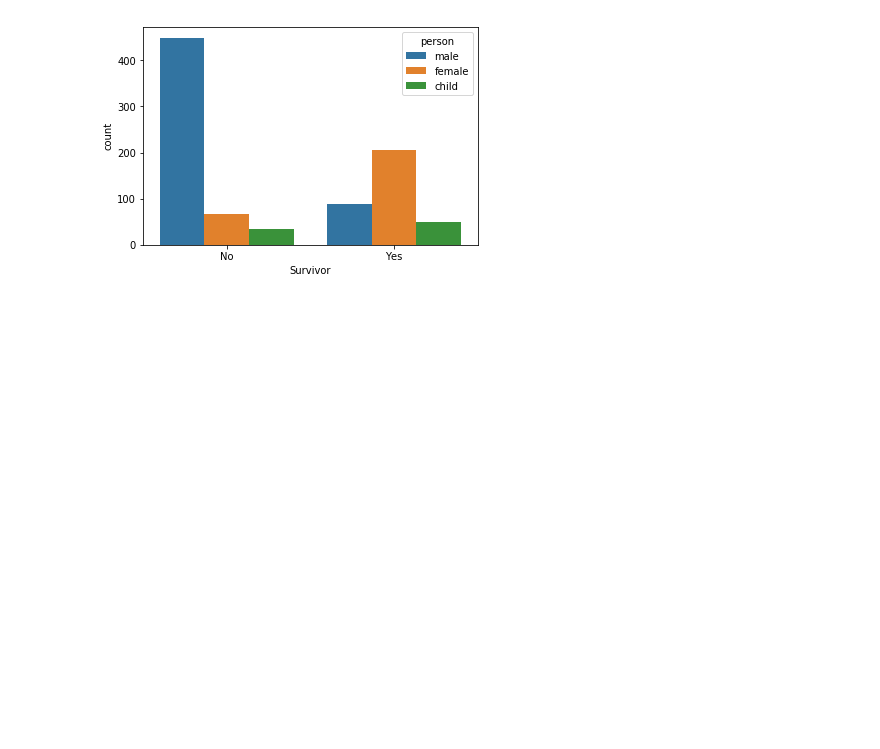
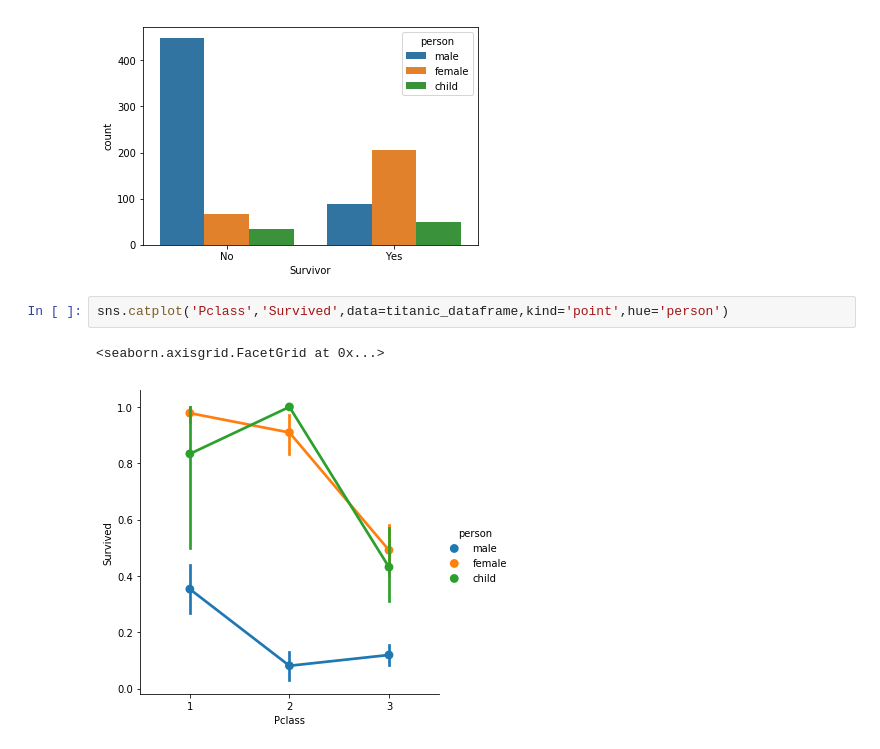
Before and after one commit to hkacmaz/Titanic-Passenger-Survivors, a Jupyter notebook: Titanic Survivors Analysis.ipynb, the cells around one changed output. Saved outputs shown, nothing was run; the diff lists cells and outputs as text; blank space fills up the shorter version.

Commit message:
survivors and Pclass
sruvivors on the base of Pclass of the passengers also in the second chart additionally based on male/female/child

```diff
--- a/Titanic Survivors Analysis.ipynb
+++ b/Titanic Survivors Analysis.ipynb
@@ -298,3 +298,8 @@ sns.countplot('Survivor',data=titanic_dataframe,hue='person')
 # %% [output]
 <matplotlib.axes._subplots.AxesSubplot at 0x...>
 [figure]
+# %%
+sns.catplot('Pclass','Survived',data=titanic_dataframe,kind='point',hue='person')
+# %% [output]
+<seaborn.axisgrid.FacetGrid at 0x...>
+[figure, added]
```
Also changed, not shown: parts of 1 cell of this notebook.
